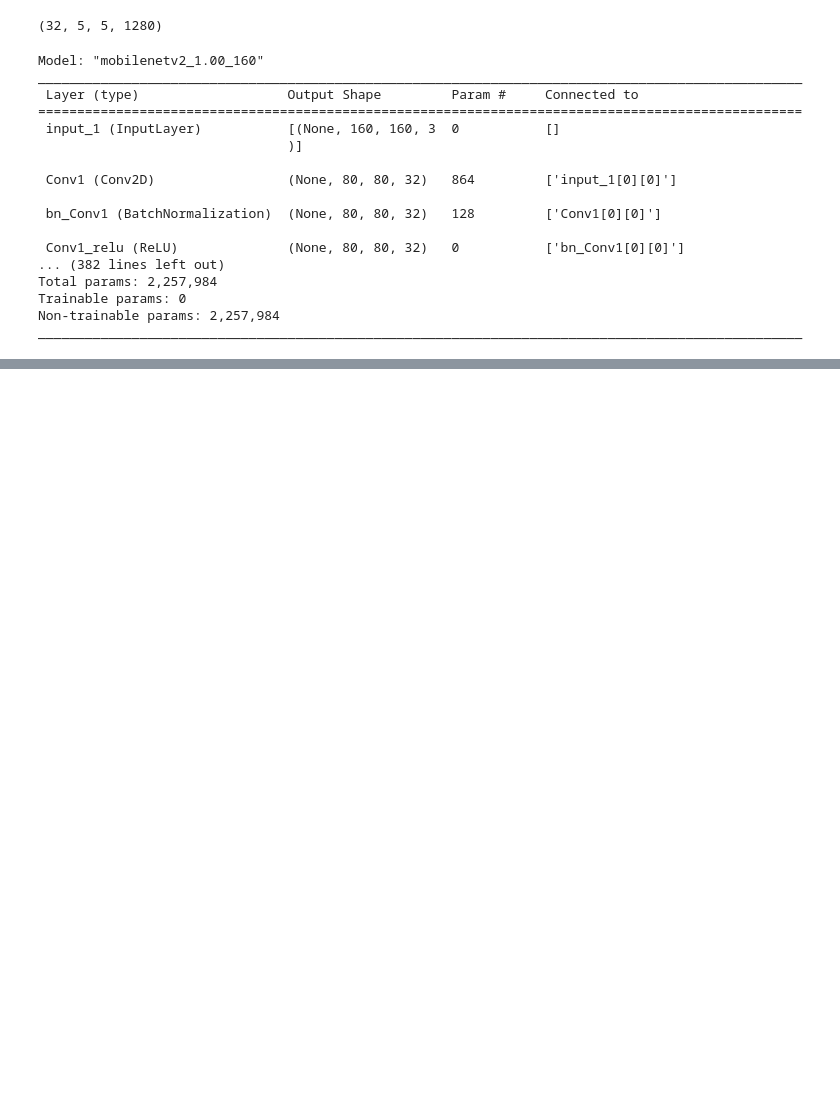
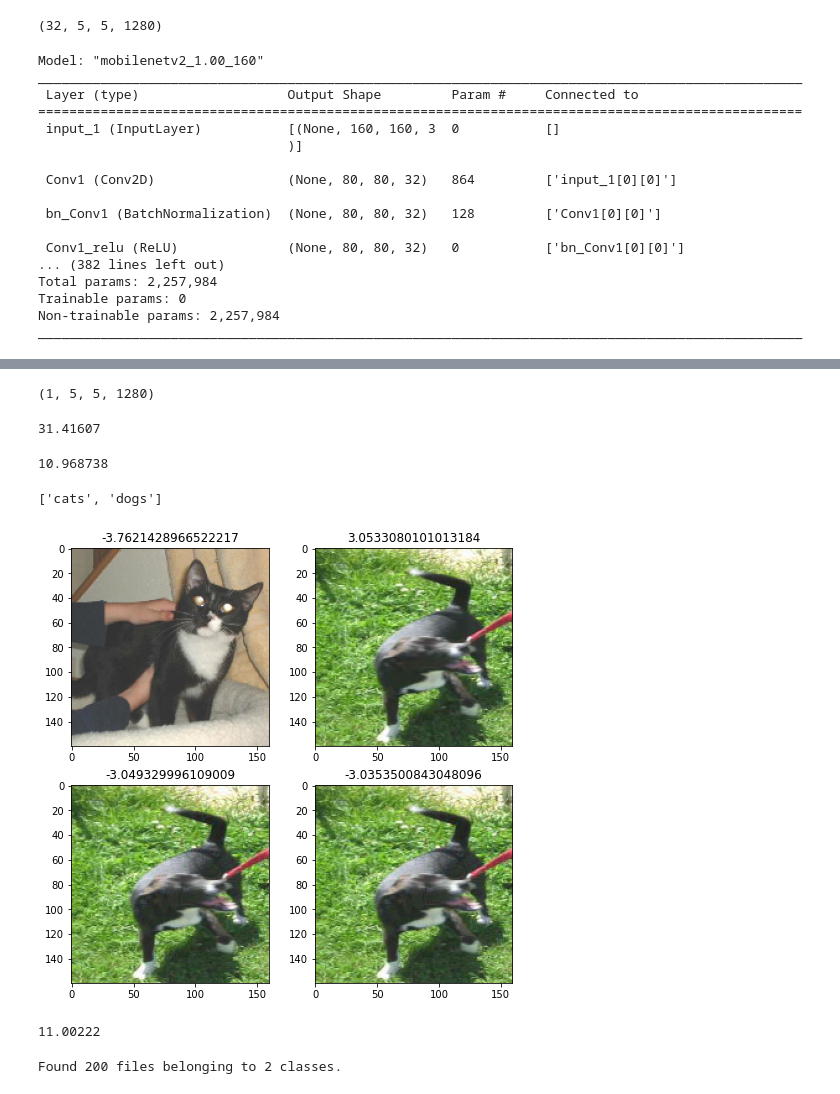
Before and after one commit to WileyCorning/CS782-poison-frogs, a Jupyter notebook: transfer-learning-attack.ipynb, the cells around one changed output, grey strips where cells are left out. Saved outputs shown, nothing was run; the diff lists cells and outputs as text; code cells hidden in the pictures; blank space fills up the shorter version.

```diff
--- a/transfer-learning-attack.ipynb
+++ b/transfer-learning-attack.ipynb
@@ -369,0 +395,23 @@ train_dataset
+# %%
+base_model.predict(_poison_image).shape
+# %% [output]
+(1, 5, 5, 1280)
+# %%
+fs_dist(get_penultimate_layer_model(model),_poison_image,_base_image)
+# %% [output]
+31.41607
+# %%
+fs_dist(get_penultimate_layer_model(model),_poison_image,_target_image)
+# %% [output]
+10.968738
+# %%
+def quick_chart(model,images,r,c):
+    plt.figure(figsize=(4*c,4*r))
+    for k in range(len(images)):
+        plt.subplot(r,c,k+1)
+        imshow_pred(model,images[k])
+    plt.show()
+# %%
+class_names
+# %% [output]
+['cats', 'dogs']
@@ -369,0 +420,4 @@ train_dataset
+# %%
+PATH_P = os.path.join(os.path.dirname(path_to_zip), 'cats_and_dogs_filtered_p')
+
+_poison_image_name = os.path.join(PATH_P, 'train', class_names[_base_class], 'poison.png')
@@ -369,0 +426,26 @@ train_dataset
+# %%
+_rue = np.expand_dims(imread(_poison_image_name),0)
+# %%
+quick_chart(model,[_target_image,_base_image,_poison_image,_rue],2,2)
+# %% [output]
+[figure, added]
+# %%
+fs_dist(get_penultimate_layer_model(model),_target_image,_rue)
+# %% [output]
+11.00222
+# %%
+# Data
+
+train_dir_p = os.path.join(PATH_P, 'train')
+validation_dir_p = os.path.join(PATH_P, 'validation')
+
+BATCH_SIZE = 32
+IMG_SIZE = (160, 160)
+
+# loads dataset according to values set above
+train_dataset_p = tf.keras.utils.image_dataset_from_directory(train_dir_p,
+                                                            shuffle=True,
+                                                            batch_size=BATCH_SIZE,
+                                                            image_size=IMG_SIZE)
+# %% [output]
+Found 200 files belonging to 2 classes.
```
Also changed, not shown: parts of 17 cells of this notebook, 1 other file.
